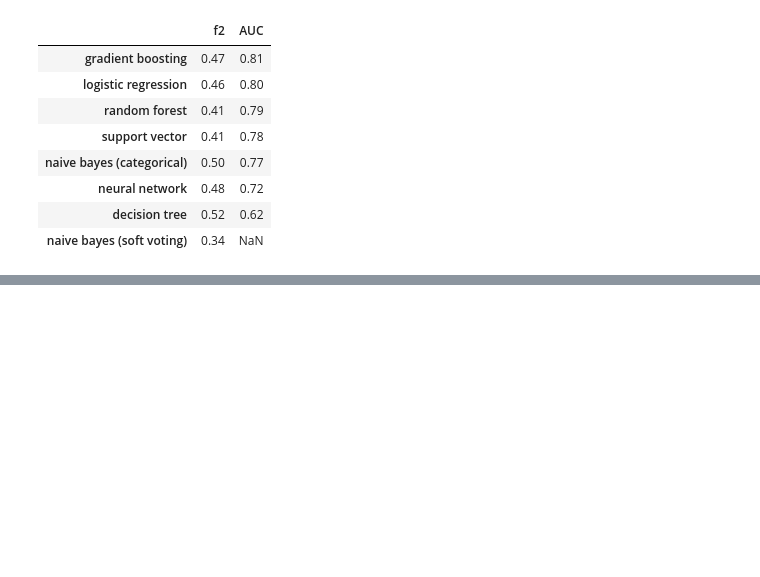
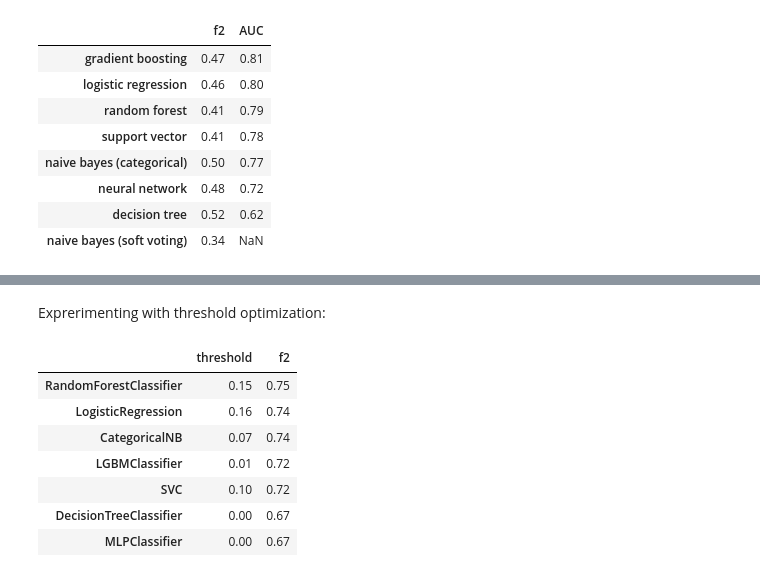
Before and after one commit to leztien/portfolio-project-classification-for-german-credit-database, a Jupyter notebook: modeling.ipynb, the cells around one changed output, grey strips where cells are left out. Saved outputs shown, nothing was run; the diff lists cells and outputs as text; code cells hidden in the pictures; blank space fills up the shorter version.

```diff
--- a/modeling.ipynb
+++ b/modeling.ipynb
@@ -707 +667,17 @@ plt.subplots_adjust(hspace=0.5)
 [figure]
+# %% [markdown]
+Exprerimenting with threshold optimization:
+# %%
+# Make a table of optimized F2 (and the corresponding thresholds)
+models = [dt, rf, gb, nn,  lr, sv, nb]
+d = OrderedDict((md[-1].__class__.__name__, optimize_threshold(md, X_train, y_train)) for md in models)
+pd.DataFrame(d.values(), index=d.keys(), columns=["threshold", "f2"]).sort_values('f2', ascending=False).round(2)
+# %% [output]
+|  | threshold | f2 |
+| RandomForestClassifier | 0.15 | 0.75 |
+| LogisticRegression | 0.16 | 0.74 |
+| CategoricalNB | 0.07 | 0.74 |
+| LGBMClassifier | 0.01 | 0.72 |
+| SVC | 0.10 | 0.72 |
+| DecisionTreeClassifier | 0.00 | 0.67 |
+| MLPClassifier | 0.00 | 0.67 |
```
Also changed, not shown: parts of 17 cells of this notebook, 1 other file.
